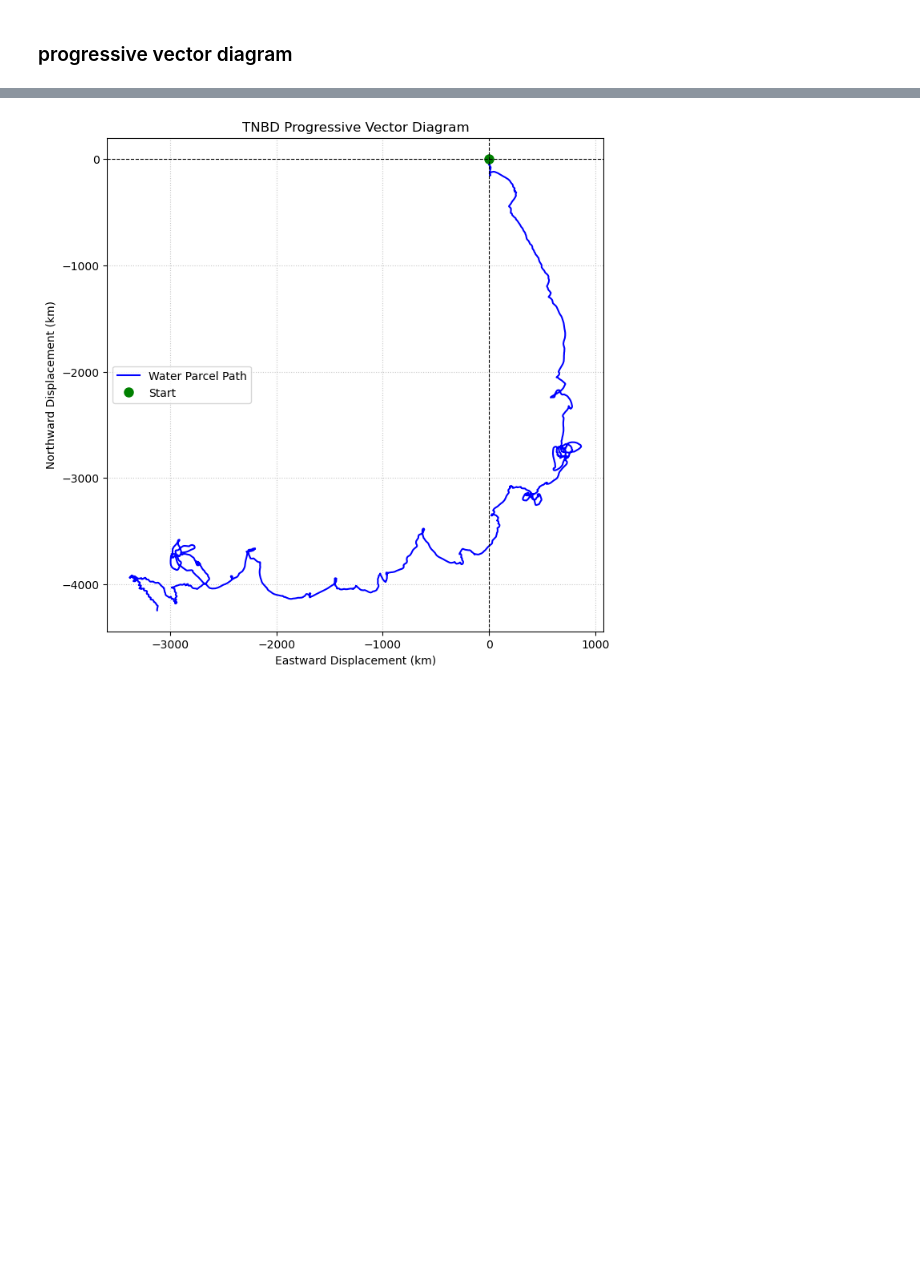
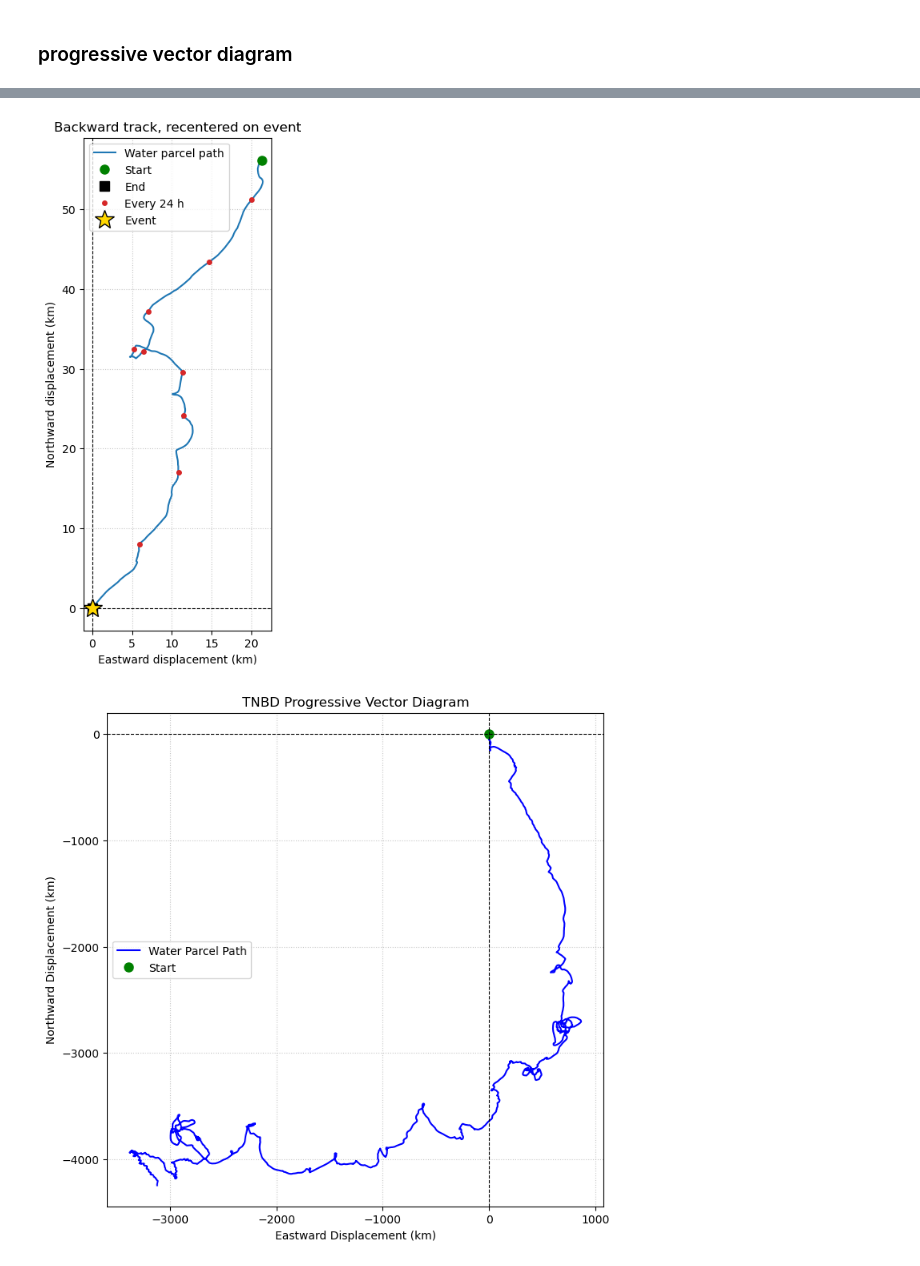
Before and after one commit to MackenzieBlanusa/TNB_tools, a Jupyter notebook: MastersThesis/Integral_Timescale.ipynb, the cells around one changed output, grey strips where cells are left out. Drawn from its saved outputs; the diff is of its cells as text; code cells hidden in the pictures; blank space fills up the shorter version.

```diff
--- a/MastersThesis/Integral_Timescale.ipynb
+++ b/MastersThesis/Integral_Timescale.ipynb
@@ -353,3 +364,15 @@ np.float64(5.357108798501014)
+# %%
+# x, y = compute_pvd(u_ms, v_ms, time=time, distance_units="km")
+event_time = pd.Timestamp("2018-07-25T00:00")
+event_idx = int(np.argmin(np.abs(pd.to_datetime(vel.time) - event_time)))
+x_c, y_c = pvd.recenter_pvd(x, y, event_idx)
+look_back = slice(max(0, event_idx - 960), event_idx + 1)  # ~10 days @ 900s
+pvd.plot_pvd(x_c[look_back], y_c[look_back], time=vel.time[look_back],
+            event_index=-1, event_label="Event",
+            title="Backward track, recentered on event")
+plt.show()
+# %% [output]
+[figure, added]
 # %%
 # 2. Convert velocity to displacement (distance = velocity * time)
 hours = len(vel.u)*900 / 3600
```
Also changed, not shown: parts of 4 cells of this notebook.
